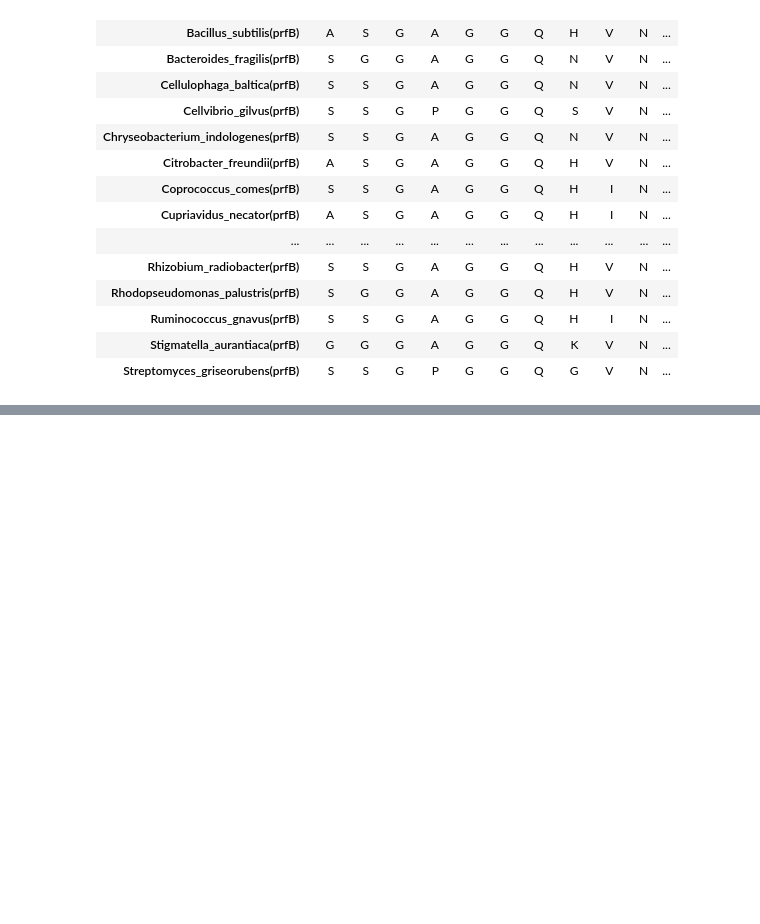
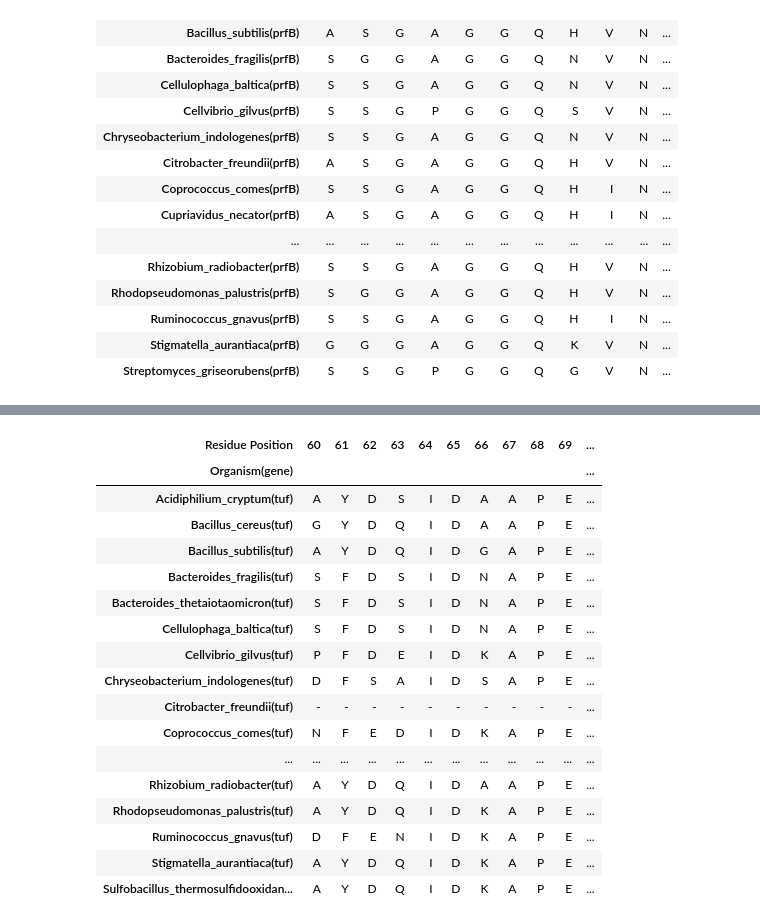
Before and after one commit to nanel96/BIO_465_PTM, a Jupyter notebook: Make Figures 4 & 5) Alignments.ipynb, the cells around one changed output, grey strips where cells are left out. Saved outputs shown, nothing was run; the diff lists cells and outputs as text; code cells hidden in the pictures; blank space fills up the shorter version.

```diff
--- a/Make Figures 4 & 5) Alignments.ipynb
+++ b/Make Figures 4 & 5) Alignments.ipynb
@@ -73,7 +94,9 @@ def styling_specific_cell(x,row_idx,col_idx, cellcolor, txtcolor = 'white'):
         df_styler.loc[row, col] = color
     return df_styler
 # %%
+tuf_color_map = dict()
 def color_alignment(gene_name, vert = False):
+   # tuf_color_map = dict()
     gene_meg = meg_df[meg_df.fasta_id.str.contains(gene_name)]
     gene_ptm = ptm_df[ptm_df.Gene == gene_name]
     rows = []
@@ -86,7 +109,7 @@ def color_alignment(gene_name, vert = False):
             new_row[i] = c
         rows.append(new_row)
     split_gene_meg = pd.DataFrame(rows)
-    colors = ['red', 'green', 'cyan', 'blue', 'magenta', 'purple', 'orange', 'pink', 'brown', 'lime', 'teal', 'navy', '#B31B1B', '#703642', '#FFB200', '#FFBCD9', '#013220']
+    colors = ['blue', 'green', 'cyan', 'orange', 'magenta', 'purple', 'red', 'pink', 'brown', 'lime', 'teal', 'navy', '#B31B1B', '#703642', '#FFB200', '#FFBCD9', '#013220']
     if not vert:
         split_gene_meg.index = split_gene_meg['Organism(gene)']
         split_gene_meg=split_gene_meg.drop(columns = ['Organism(gene)'])
@@ -102,8 +125,11 @@ def color_alignment(gene_name, vert = False):
                     rows.append(fasta_id)
                     cols.append(key)
                     colors_used.append(colors[i])
+            if gene_name == 'tuf':
+                tuf_color_map[row.Modification] = colors[i]
             i += 1
         split_gene_meg.columns.name = 'Residue Position'
+        #tuf_color_map_global = tuf_color_map
     else:
         organisms = list(split_gene_meg['Organism(gene)'])
         del split_gene_meg['Organism(gene)']
@@ -135,6 +161,7 @@ def color_alignment(gene_name, vert = False):
         for fasta_id in cols:
             new_cols.append(fasta_id_map[fasta_id])
         cols = new_cols
+
     return(split_gene_meg.style.apply(styling_specific_cell, row_idx = rows, col_idx = cols, cellcolor = colors_used, axis= None))
 # %%
 prfB = color_alignment('prfB')
@@ -171,3 +198,28 @@ dfi.export(tuf, 'Figures/Figure_5.png', max_cols=-1)
 tuf
 # %% [output]
 [interactive output not drawn]
+# %%
+hide = list(range(0,60))
+hide.extend(list(range(81,423)))
+tuf = tuf.hide_columns(hide)
+dfi.export(tuf, 'Figures/Figure_5b.png', max_cols=-1)
+tuf
+# %% [output]
+| Residue Position | 60 | 61 | 62 | 63 | 64 | 65 | 66 | 67 | 68 | 69 | ... |
+| Organism(gene) |  |  |  |  |  |  |  |  |  |  | ... |
+| Acidiphilium_cryptum(tuf) | A | Y | D | S | I | D | A | A | P | E | ... |
+| Bacillus_cereus(tuf) | G | Y | D | Q | I | D | A | A | P | E | ... |
+| Bacillus_subtilis(tuf) | A | Y | D | Q | I | D | G | A | P | E | ... |
+| Bacteroides_fragilis(tuf) | S | F | D | S | I | D | N | A | P | E | ... |
+| Bacteroides_thetaiotaomicron(tuf) | S | F | D | S | I | D | N | A | P | E | ... |
+| Cellulophaga_baltica(tuf) | S | F | D | S | I | D | N | A | P | E | ... |
+| Cellvibrio_gilvus(tuf) | P | F | D | E | I | D | K | A | P | E | ... |
+| Chryseobacterium_indologenes(tuf) | D | F | S | A | I | D | S | A | P | E | ... |
+| Citrobacter_freundii(tuf) | - | - | - | - | - | - | - | - | - | - | ... |
+| Coprococcus_comes(tuf) | N | F | E | D | I | D | K | A | P | E | ... |
+| ... | ... | ... | ... | ... | ... | ... | ... | ... | ... | ... | ... |
+| Rhizobium_radiobacter(tuf) | A | Y | D | Q | I | D | A | A | P | E | ... |
+| Rhodopseudomonas_palustris(tuf) | A | Y | D | Q | I | D | K | A | P | E | ... |
+| Ruminococcus_gnavus(tuf) | D | F | E | N | I | D | K | A | P | E | ... |
+| Stigmatella_aurantiaca(tuf) | A | Y | D | Q | I | D | K | A | P | E | ... |
+| Sulfobacillus_thermosulfidooxidan... | A | Y | D | Q | I | D | K | A | P | E | ... |
```
Also changed, not shown: parts of 9 cells of this notebook, 7 other files.
